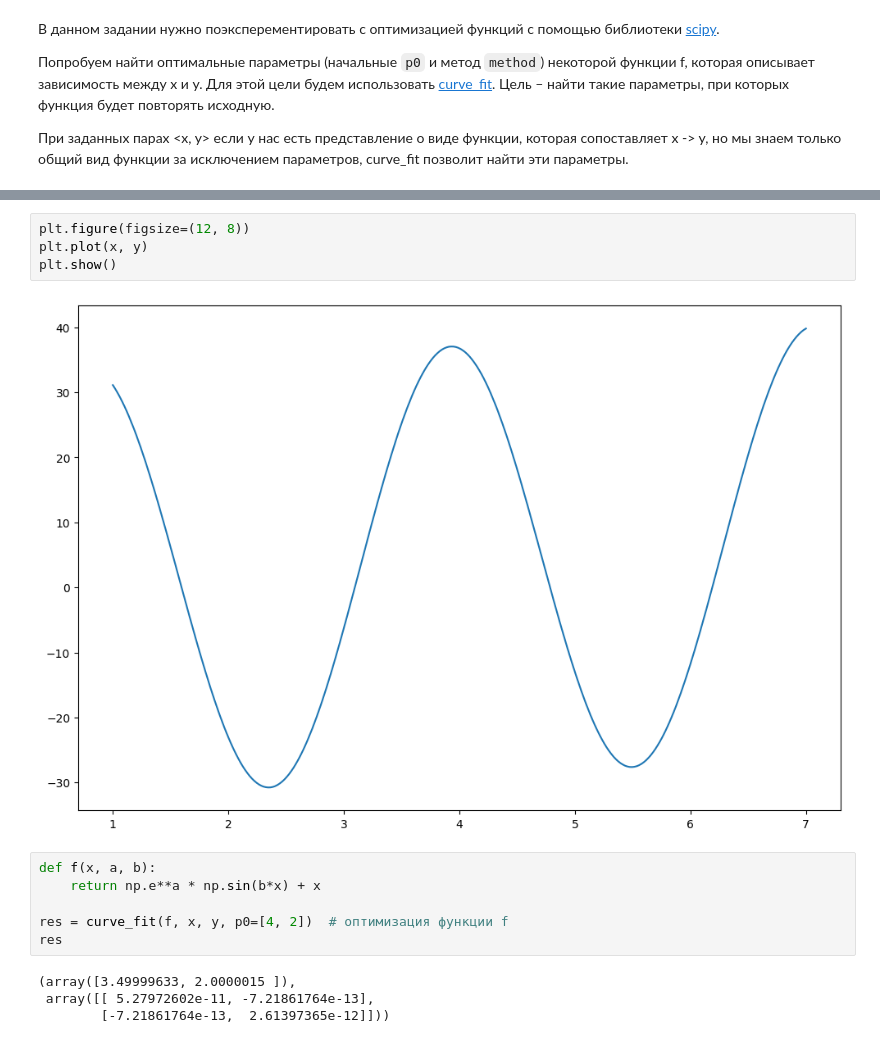
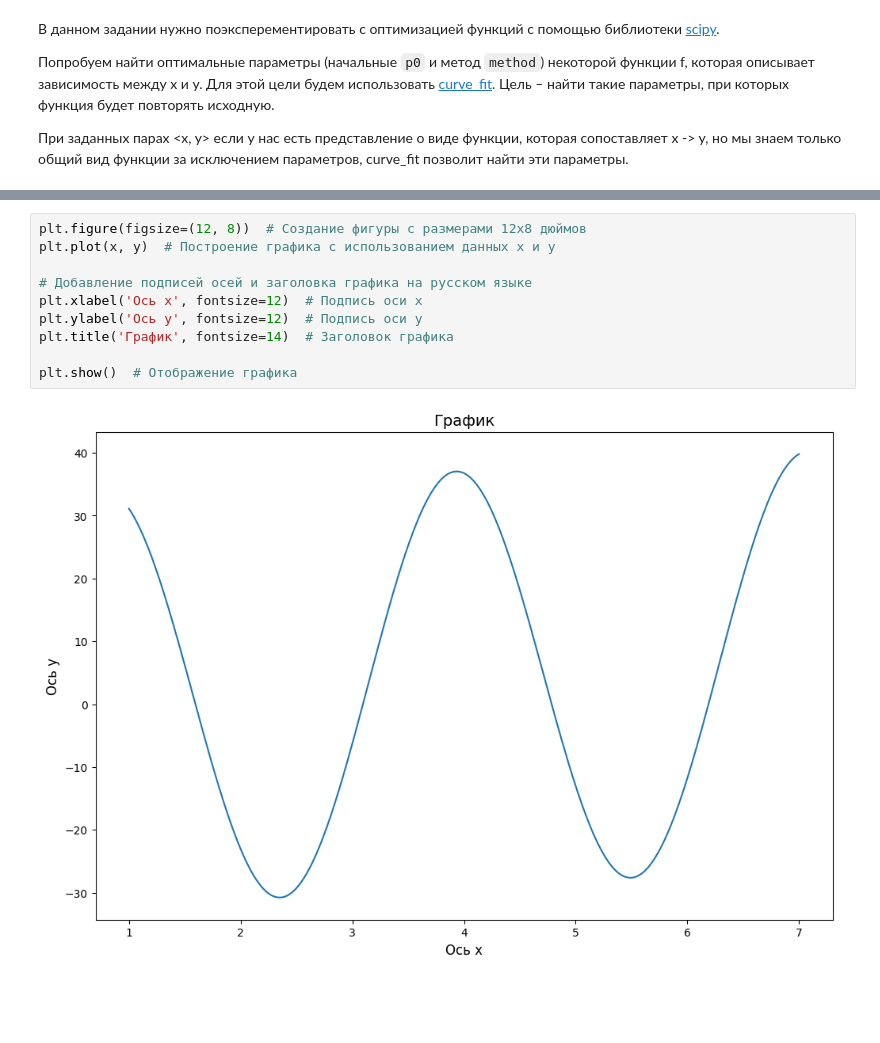
Before and after one commit to stefkong1982/-, a Jupyter notebook: Matematika_dlya_Data_Science/Teoriya_optimizacii/DZ_Kondratev_MDS_36_HW_6_upd.ipynb, the cells around one changed output, grey strips where cells are left out. Cells and saved outputs as stored; diff of their text form; blank space fills up the shorter version.

```diff
--- a/Matematika_dlya_Data_Science/Teoriya_optimizacii/DZ_Kondratev_MDS_36_HW_6_upd.ipynb
+++ b/Matematika_dlya_Data_Science/Teoriya_optimizacii/DZ_Kondratev_MDS_36_HW_6_upd.ipynb
@@ -60,19 +60,15 @@ y = [ 31.11,  30.55,  29.95,  29.3 ,  28.6 ,  27.86,  27.08,  26.25,
         27.21,  28.26,  29.26,  30.24,  31.17,  32.07,  32.92,  33.73,
         34.5 ,  35.23,  35.91,  36.54,  37.12,  37.66,  38.14,  38.58,
         38.96,  39.3 ,  39.58,  39.8 ]
-# %%
-plt.figure(figsize=(12, 8))
-plt.plot(x, y)
-plt.show()
-# %% [output]
-[figure, removed]
-# %%
-def f(x, a, b):
-    return np.e**a * np.sin(b*x) + x
-
-res = curve_fit(f, x, y, p0=[4, 2])  # оптимизация функции f
-res
-# %% [output]
-(array([3.49999633, 2.0000015 ]),
- array([[ 5.27972602e-11, -7.21861764e-13],
-        [-7.21861764e-13,  2.61397365e-12]]))
+# %%
+plt.figure(figsize=(12, 8))  # Создание фигуры с размерами 12x8 дюймов
+plt.plot(x, y)  # Построение графика с использованием данных x и y
+
+# Добавление подписей осей и заголовка графика на русском языке
+plt.xlabel('Ось x', fontsize=12)  # Подпись оси x
+plt.ylabel('Ось y', fontsize=12)  # Подпись оси y
+plt.title('График', fontsize=14)  # Заголовок графика
+
+plt.show()  # Отображение графика
+# %% [output]
+[figure, added]
```
Also changed, not shown: parts of 14 cells of this notebook.
